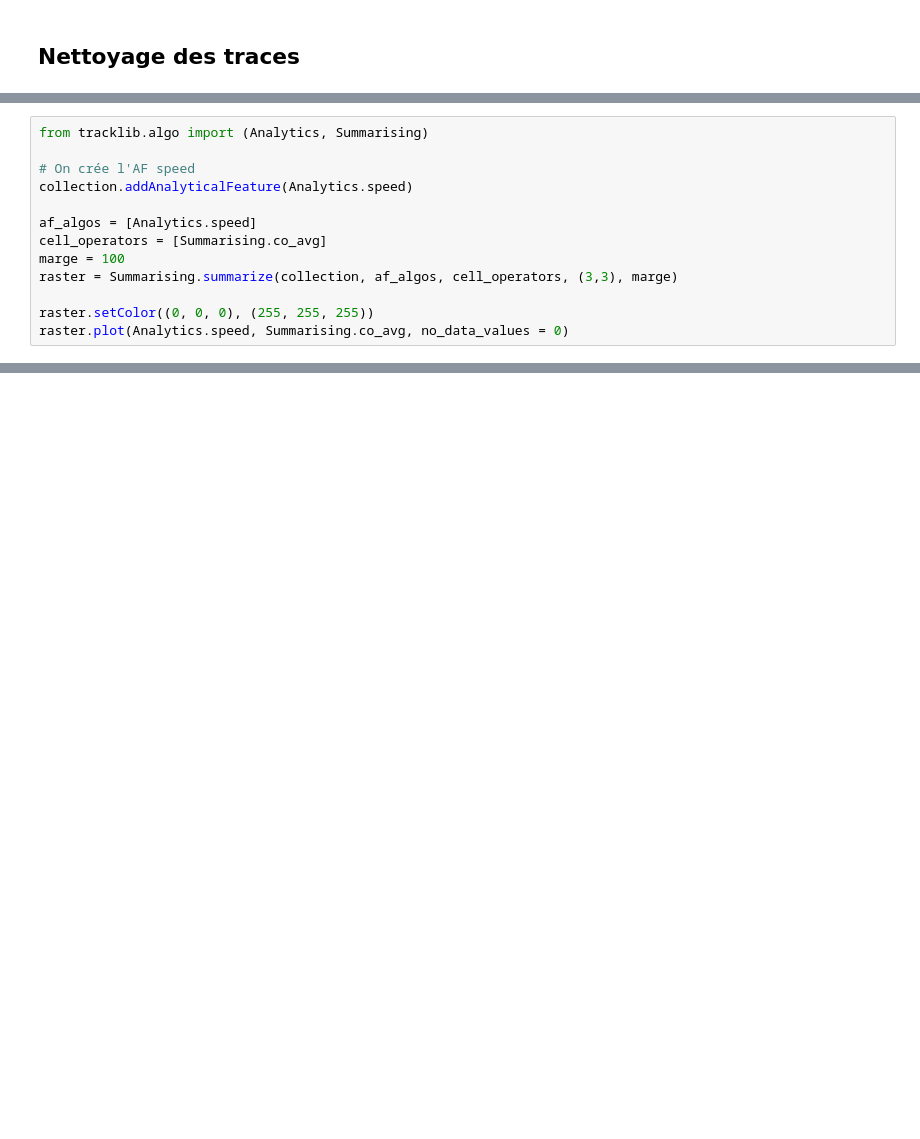
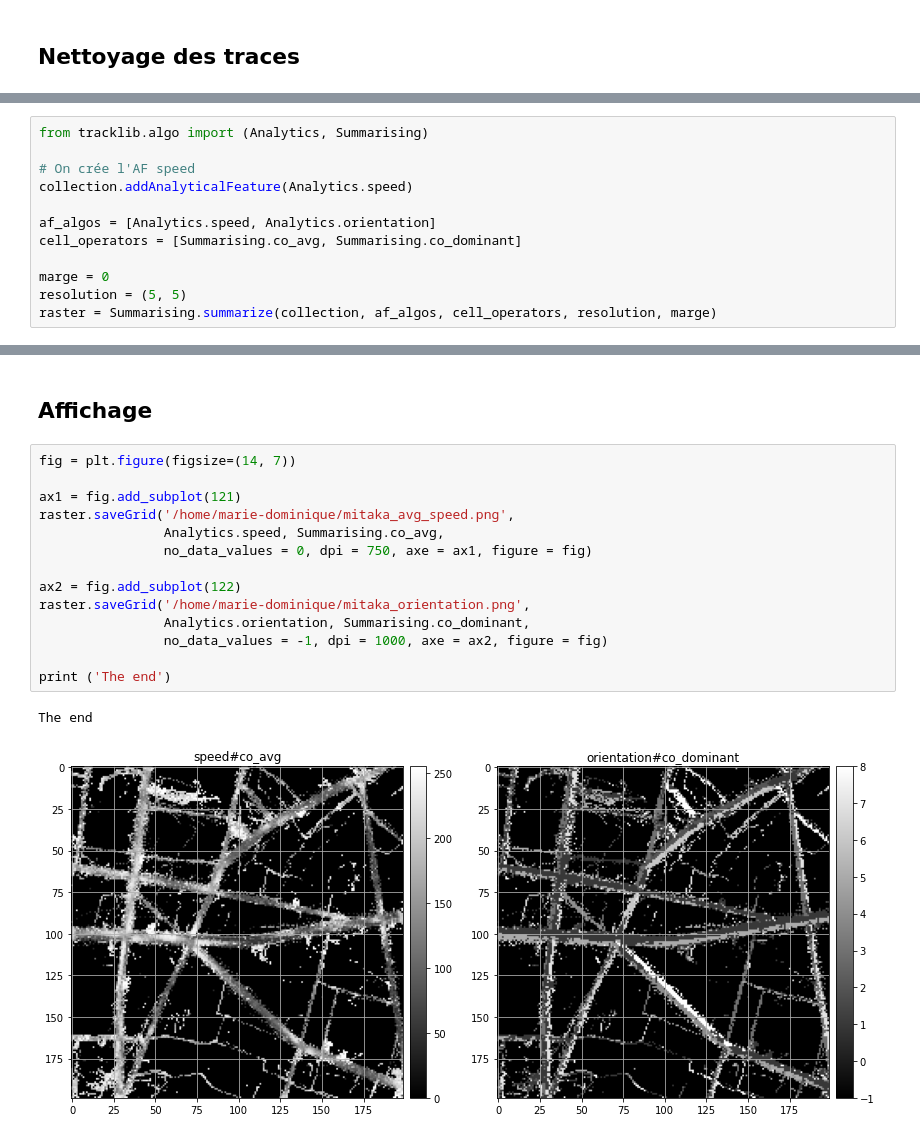
Before and after one commit to umrlastig/tracklib, a Jupyter notebook: doc/source/notebook/Summarize.ipynb, the cells around one changed output, grey strips where cells are left out. Cells and saved outputs as stored; diff of their text form; blank space fills up the shorter version.

```diff
--- a/doc/source/notebook/Summarize.ipynb
+++ b/doc/source/notebook/Summarize.ipynb
@@ -89,10 +98,9 @@ from tracklib.algo import (Analytics, Summarising)
 # On crée l'AF speed
 collection.addAnalyticalFeature(Analytics.speed)
 
-af_algos = [Analytics.speed]
-cell_operators = [Summarising.co_avg]
-marge = 100
-raster = Summarising.summarize(collection, af_algos, cell_operators, (3,3), marge)
+af_algos = [Analytics.speed, Analytics.orientation]
+cell_operators = [Summarising.co_avg, Summarising.co_dominant]
 
-raster.setColor((0, 0, 0), (255, 255, 255))
-raster.plot(Analytics.speed, Summarising.co_avg, no_data_values = 0)
+marge = 0
+resolution = (5, 5)
+raster = Summarising.summarize(collection, af_algos, cell_operators, resolution, marge)
@@ -98,0 +127,19 @@ raster.plot(Analytics.speed, Summarising.co_avg, no_data_values = 0)
+# %% [markdown]
+## Affichage
+# %%
+fig = plt.figure(figsize=(14, 7))
+
+ax1 = fig.add_subplot(121)
+raster.saveGrid('/home/marie-dominique/mitaka_avg_speed.png',
+                Analytics.speed, Summarising.co_avg,
+                no_data_values = 0, dpi = 750, axe = ax1, figure = fig)
+
+ax2 = fig.add_subplot(122)
+raster.saveGrid('/home/marie-dominique/mitaka_orientation.png',
+                Analytics.orientation, Summarising.co_dominant,
+                no_data_values = -1, dpi = 1000, axe = ax2, figure = fig)
+
+print ('The end')
+# %% [output]
+The end
+[figure, added]
```
Also changed, not shown: parts of 8 cells of this notebook, 4 other files.
